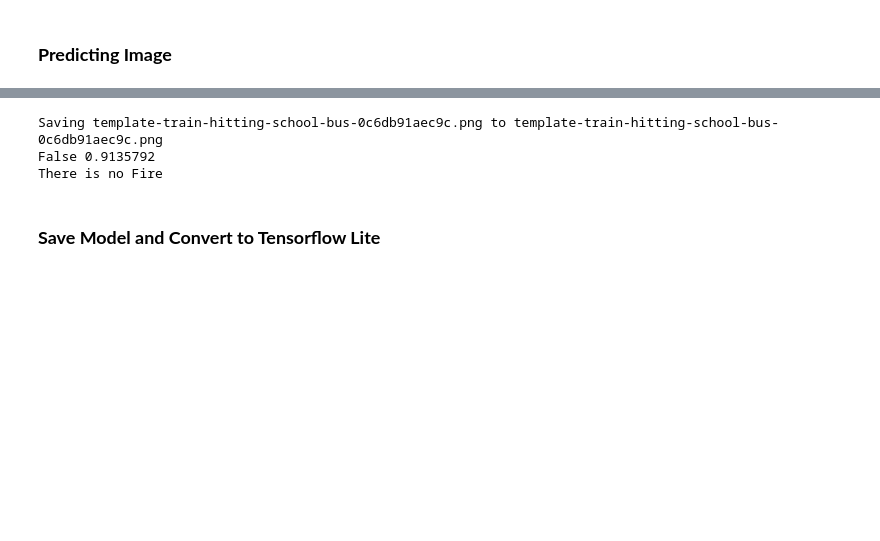
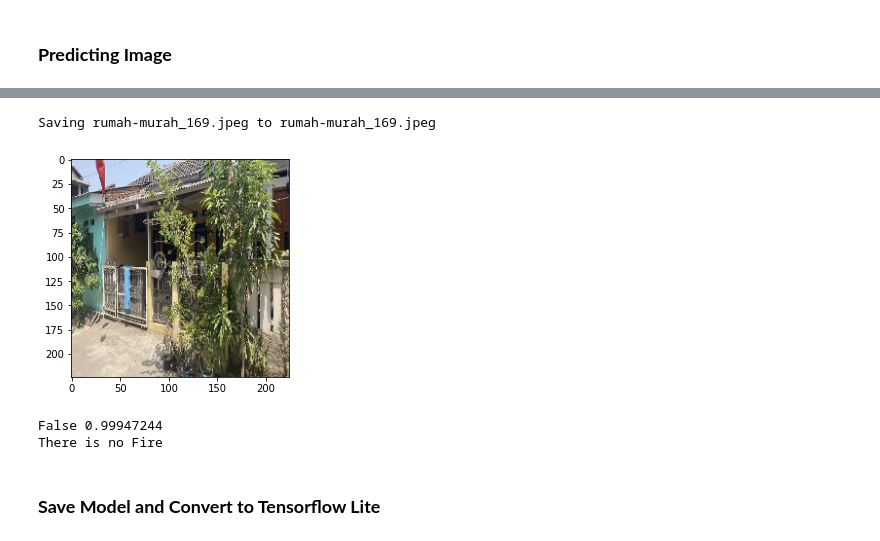
Before and after one commit to PaskahPrabu/alitomate-bangkit-capstone-2022, a Jupyter notebook: ML/Alitomate_Fire_Detection.ipynb, the cells around one changed output, grey strips where cells are left out. Drawn from its saved outputs; the diff is of its cells as text; code cells hidden in the pictures; blank space fills up the shorter version.

Commit message:
Update Fire Detection Notebook
Added code to display input image in prediction section

```diff
--- a/ML/Alitomate_Fire_Detection.ipynb
+++ b/ML/Alitomate_Fire_Detection.ipynb
@@ -309,25 +326,28 @@ plt.show()
 # %%
 #predicting any random image
 from google.colab import files
 
 uploaded = files.upload()
 for fn in uploaded.keys():
   path = '/content/' + fn
   img = image.load_img(path, target_size=(224, 224))
+  imgplot = plt.imshow(img)
+  plt.show()
   x = image.img_to_array(img)
   x = np.expand_dims(x, axis=0) /255
   classes = model.predict(x)
   fire = np.argmax(classes[0])==0
   print(fire, max(classes[0]))
   if fire == False:
     print("There is no Fire")
   else:
     print("There is Fire")
 # %% [output]
 [interactive output not drawn]
-Saving template-train-hitting-school-bus-0c6db91aec9c.png to template-train-hitting-school-bus-0c6db91aec9c.png
-False 0.9135792
-There is no Fire
+Saving rumah-murah_169.jpeg to rumah-murah_169.jpeg
+[figure, added]
+False 0.99947244
+There is no Fire
 # %% [markdown]
 ### **Save Model and Convert to Tensorflow Lite**
 # %%
```
Also changed, not shown: parts of 7 cells of this notebook.
